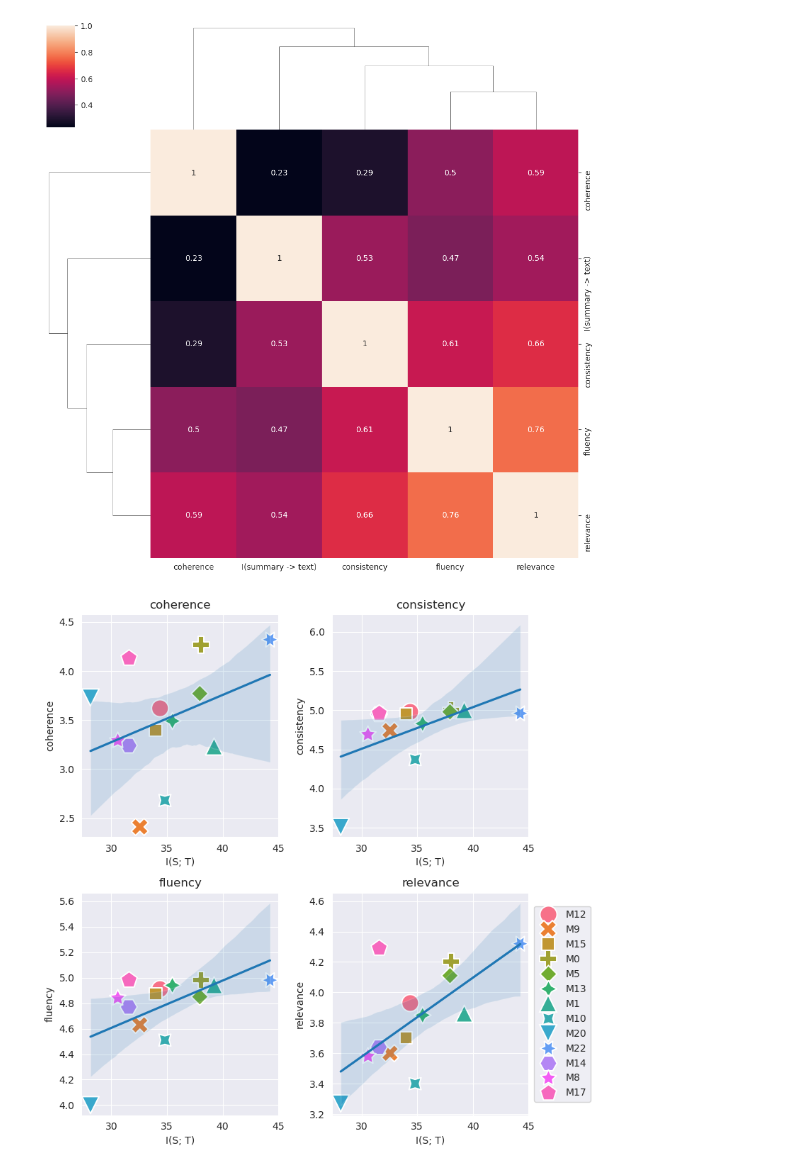
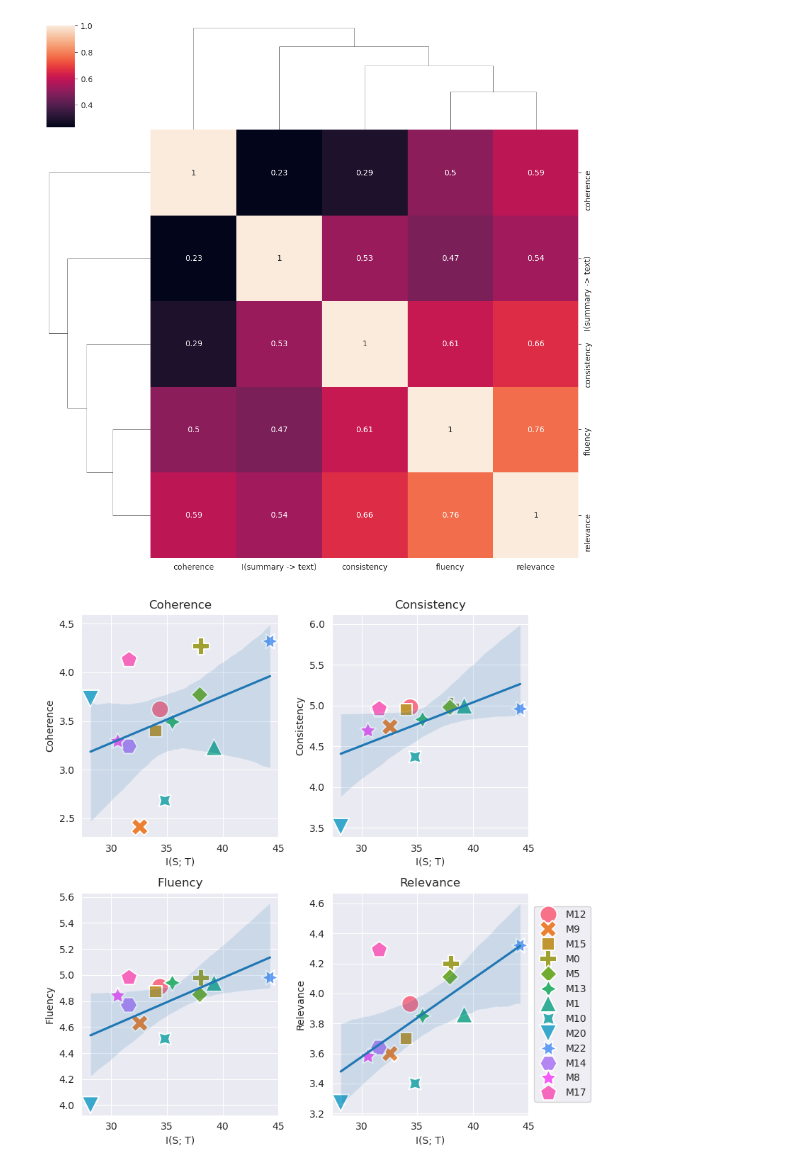
Before and after one commit to ills-montreal/emir, a Jupyter notebook: summarization/summarization_evaluation/SummEval Results.ipynb, the cells around one changed output. Cells and saved outputs as stored; diff of their text form; code cells hidden in the pictures.

```diff
--- a/summarization/summarization_evaluation/SummEval Results.ipynb
+++ b/summarization/summarization_evaluation/SummEval Results.ipynb
@@ -169,22 +169,24 @@ print(table_corr.loc['I(summary -> text)', :].to_frame().transpose().to_markdown
 # %%
 score=  'I(summary -> text)'
 
 fig, ax = plt.subplots(2, 2, figsize=(8, 8))
+
+rename_map = {'coherence': 'Coherence', 'consistency': 'Consistency', 'fluency': 'Fluency', 'relevance': 'Relevance'}
 
 for i, metric in enumerate(human_metrics):
     sns.scatterplot(data=df_overal, x=score, y=metric, hue='filename', ax=ax[i//2, i%2], legend=True, style='filename', s=300)
     # add regression line
     sns.regplot(data=df_overal, x=score, y=metric, scatter=False, ax=ax[i//2, i%2])
 
     #  only for the last plot
     if i == len(human_metrics) - 1:
         ax[i//2, i%2].legend(loc='center left', bbox_to_anchor=(1, 0.5))
     else:
         ax[i//2, i%2].get_legend().remove()
-    ax[i//2, i%2].set_title(metric)
+    ax[i//2, i%2].set_title(f'{rename_map[metric]}')
     ax[i//2, i%2].set_xlabel('I(S; T)')
-    ax[i//2, i%2].set_ylabel(metric)
+    ax[i//2, i%2].set_ylabel(f'{rename_map[metric]}')
 
 fig.tight_layout()
 # %% [output]
-[figure, old version]
+[figure, new version]
```
Also changed, not shown: parts of 1 cell of this notebook, 22 other files.
